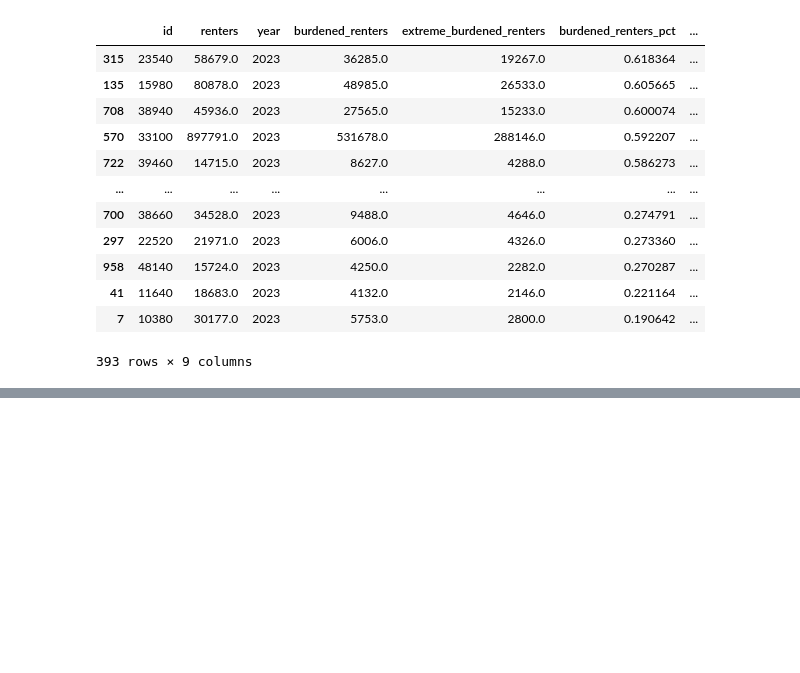
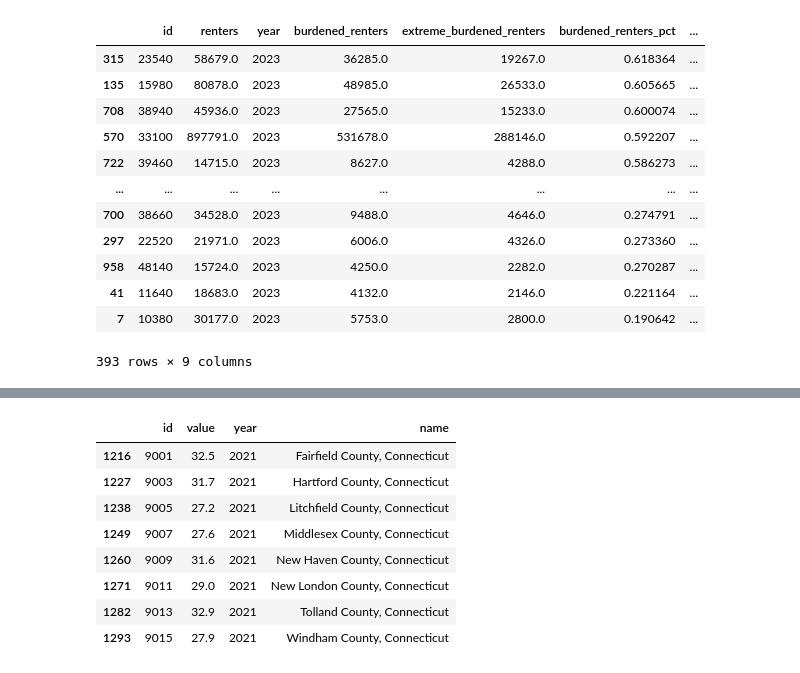
Before and after one commit to gmelmed/gmelmed.github.io, a Jupyter notebook: final_project/rent_burden.ipynb, the cells around one changed output, grey strips where cells are left out. Cells and saved outputs as stored; diff of their text form; code cells hidden in the pictures; blank space fills up the shorter version.

```diff
--- a/final_project/rent_burden.ipynb
+++ b/final_project/rent_burden.ipynb
@@ -434,0 +469,12 @@ msa_rental_data
+# %%
+rent_income[(rent_income['name'].str.contains('Connecticut')) & (rent_income['year'] == 2021)]
+# %% [output]
+|  | id | value | year | name |
+| 1216 | 9001 | 32.5 | 2021 | Fairfield County, Connecticut |
+| 1227 | 9003 | 31.7 | 2021 | Hartford County, Connecticut |
+| 1238 | 9005 | 27.2 | 2021 | Litchfield County, Connecticut |
+| 1249 | 9007 | 27.6 | 2021 | Middlesex County, Connecticut |
+| 1260 | 9009 | 31.6 | 2021 | New Haven County, Connecticut |
+| 1271 | 9011 | 29.0 | 2021 | New London County, Connecticut |
+| 1282 | 9013 | 32.9 | 2021 | Tolland County, Connecticut |
+| 1293 | 9015 | 27.9 | 2021 | Windham County, Connecticut |
```
Also changed, not shown: parts of 5 cells of this notebook, 3 other files.
